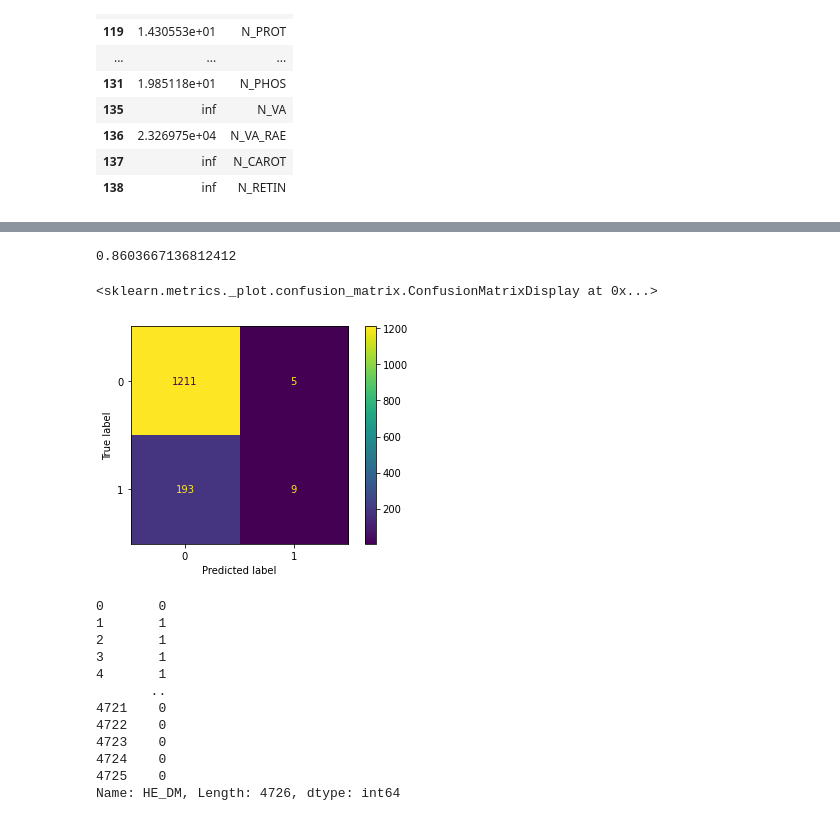
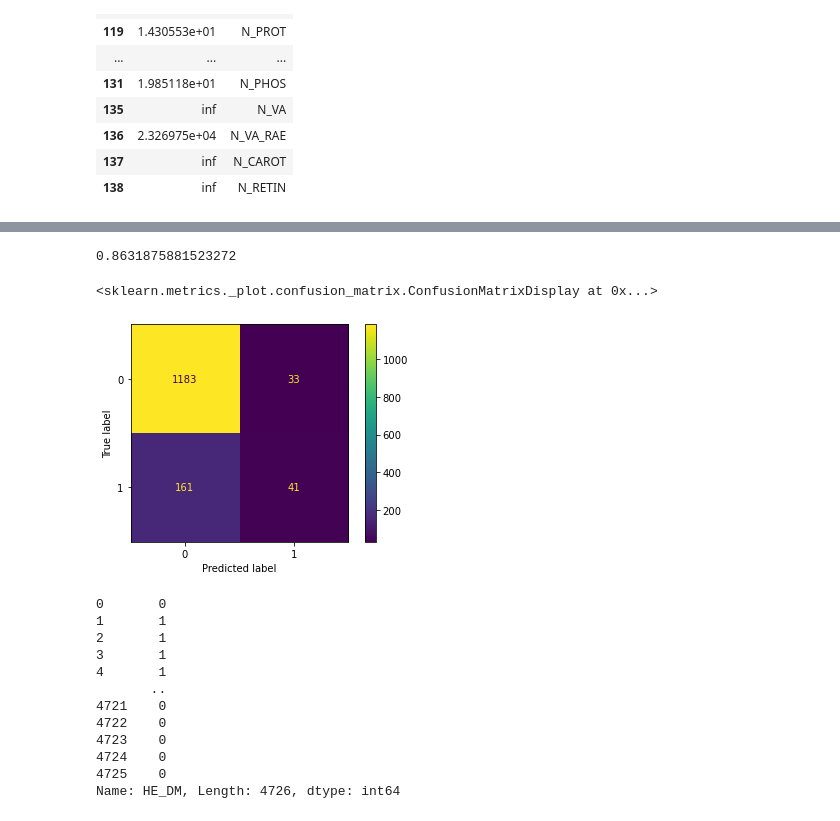
Before and after one commit to easthobb/Diabetes-Analysis, a Jupyter notebook: dEDA.ipynb, the cells around one changed output, grey strips where cells are left out. Cells and saved outputs as stored; diff of their text form; code cells hidden in the pictures.

```diff
--- a/dEDA.ipynb
+++ b/dEDA.ipynb
@@ -241,25 +241,31 @@ df.head()
 | 4 | 2 | 71 | 2 | 1 | 4 | 7 | 7129.611906 | 3315.581424 | 19970.18814 | 14516.42326 | 3268.787290 | ... |
 # %%
 # STEP 8 - 파이프라이닝 - 스케일링 / 모델링 결정  ########################################################################
+from sklearn.preprocessing import StandardScaler, MinMaxScaler, MaxAbsScaler, RobustScaler
+from sklearn.ensemble import RandomForestClassifier, AdaBoostClassifier
+from sklearn.neural_network import MLPClassifier
+from sklearn.tree import DecisionTreeClassifier
+from sklearn.gaussian_process.kernels import RBF
+from xgboost import XGBClassifier
 
 ## 데이터 분류 및 전처리
 # 축 분리#te
 Y = df.HE_DM # y축 설정
 X = df.drop(columns=["HE_DM"]) #결과축 삭제 for predictions
 
 # 사이킷런 셋 분류 함수 : http://blog.naver.com/PostView.nhn?blogId=siniphia&logNo=221396370872
 X_train, X_test, Y_train, Y_test = train_test_split(X, Y, test_size=0.30, random_state=42) ## test.size 0.2~0.25 설정할거임
 
 
-pipe = Pipeline([('scaler', StandardScaler()), ('svc', SVC())])
+pipe = Pipeline([('scaler',StandardScaler()), ('classifiers',AdaBoostClassifier())])
 pipe.fit(X_train,Y_train)
 y_preds=pipe.predict(X_test)
 print(pipe.score(X_test,Y_test))
 plot_confusion_matrix(pipe,X_test,Y_test)
 # %% [output]
-0.8603667136812412
+0.8631875881523272
 <sklearn.metrics._plot.confusion_matrix.ConfusionMatrixDisplay at 0x...>
-[figure, old version]
+[figure, new version]
 # %%
 ##########################PHASE2######################
 # STEP 4 - Data에 대한 구조와 분석
```
Also changed, not shown: parts of 2 cells of this notebook.
